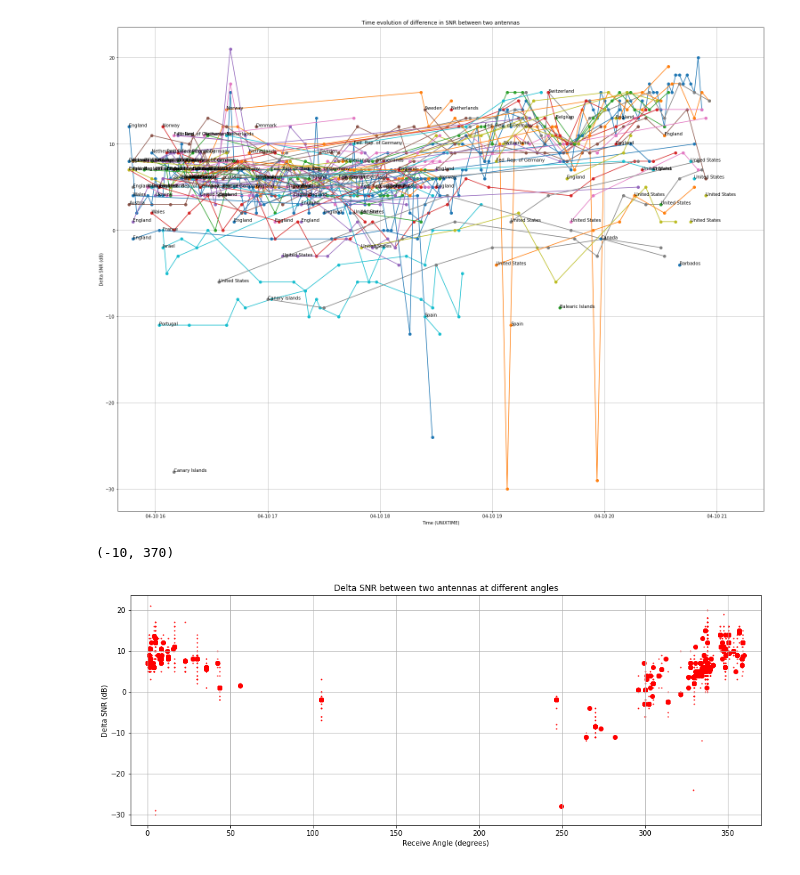
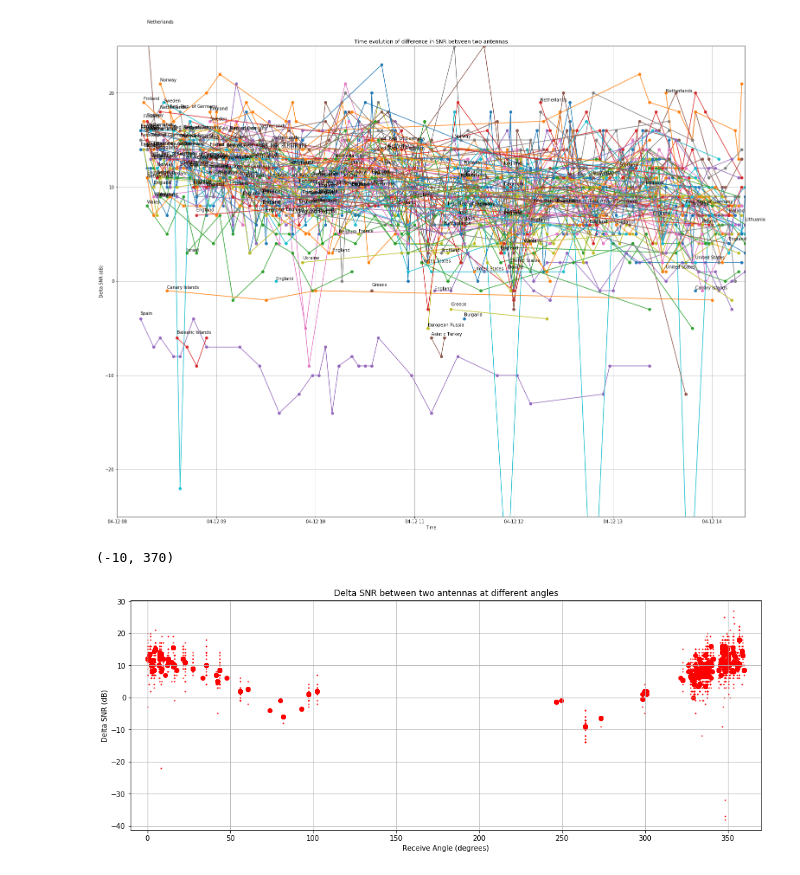
Before and after one commit to iu3qez/APET, a Jupyter notebook: WSPR_Antenna_Pattern.ipynb, the cells around one changed output. Drawn from its saved outputs; the diff is of its cells as text; code cells hidden in the pictures.

```diff
--- a/WSPR_Antenna_Pattern.ipynb
+++ b/WSPR_Antenna_Pattern.ipynb
@@ -39,7 +49,7 @@ rx_offset = 3   # rx sensitivity difference (db)
 
 band = 20 # 20 meters band or whatever
 spot_number = 5000 # how many spots to download matching the following callsign criteria
-reporter_list =  ["IS0KYB", "IS0KYB1"] # The first is the reference antenna (omnidirectional if possible: small magnetic loop or vertical dipole)
+reporter_list =  ["IS0KYB2", "IS0KYB1"] # The first is the reference antenna (omnidirectional if possible: small magnetic loop or vertical dipole)
 reporter_loc = "JM49jn" # Locator of RX antennas
 
 rep_lat, rep_lon = loc2coords(reporter_loc) # get QTH coords
@@ -54,13 +64,11 @@ print ("Today Sunrise: %s" % today_sr)
 print ("Today Sunset: %s" % today_ss)
 print ("*"*50)
 
-timestamp_start = get_unixtime("2019-04-10 15:40") # Filter spots earlier than this (UTC!)
-timestamp_stop = get_unixtime("2019-04-10 21:25") # Filter any spot later than this
+timestamp_start = get_unixtime("2019-04-12 08:00") # Filter spots earlier than this (UTC!)
+timestamp_stop = get_unixtime("2019-04-12 14:20") # Filter any spot later than this
 
-use_symmetry = False # use this flag to enrich data from one angle also for angle+180 STILL BUGGY DO NOT USE! Leave it to False
-
-antenna_rotation_time = get_unixtime("2019-04-10 15:40") # ignore this, experimental feature
-angle_offset = -90.
+#antenna_rotation_time = get_unixtime("2019-04-10 15:40") # ignore this, experimental feature
+#angle_offset = -90.
 
 # download and parse data from WSPR db
 contents = []
@@ -95,30 +109,34 @@ common_ts_bycall = data_by_callsign_common(data_bycallsign_dict, reporter_list)
 
 deltasnr_dict = get_deltasnr_bycall(callsign_sorted_byspots, data_bycallsign_dict, timestamp_start, timestamp_stop, antenna_rotation_time, reporter_list, common_ts_bycall, rx_offset, topn=-1, plot_flag=True, country=True)
 # %% [output]
-[figure, old version]
+[figure, new version]
 # %%
 # Scatter plot of the difference in dB between the two antennas
 
 plt.figure(figsize=(16,6))
 for call in deltasnr_dict:
     deltasnr_list = deltasnr_dict[call]
-    az_list1 = [haversine(*loc2coords(reporter_loc), *coord_dict[call] )[1] for el in deltasnr_list[0] if el >= antenna_rotation_time]
-    az_list2 = [(haversine(*loc2coords(reporter_loc), *coord_dict[call] )[1] + angle_offset) for el in deltasnr_list[0] if el < antenna_rotation_time]
-    deltasnr_list1 = [deltasnr_list[1][i] for i, el in enumerate(deltasnr_list[0]) if el >= antenna_rotation_time]
-    deltasnr_list2 = [deltasnr_list[1][i] for i, el in enumerate(deltasnr_list[0]) if el < antenna_rotation_time]
+
+    az_list1 = [haversine(*loc2coords(reporter_loc), *coord_dict[call] )[1] for el in deltasnr_list[0]]
+    deltasnr_list1 = [deltasnr_list[1][i] for i, el in enumerate(deltasnr_list[0])]
+
+    #az_list1 = [haversine(*loc2coords(reporter_loc), *coord_dict[call] )[1] for el in deltasnr_list[0] if el >= antenna_rotation_time]
+    #az_list2 = [(haversine(*loc2coords(reporter_loc), *coord_dict[call] )[1] + angle_offset) for el in deltasnr_list[0] if el < antenna_rotation_time]
+    #deltasnr_list1 = [deltasnr_list[1][i] for i, el in enumerate(deltasnr_list[0]) if el >= antenna_rotation_time]
+    #deltasnr_list2 = [deltasnr_list[1][i] for i, el in enumerate(deltasnr_list[0]) if el < antenna_rotation_time]
 
     plt.scatter(az_list1, deltasnr_list1, s=1, c="r")
     plt.scatter(az_list1, [np.median(deltasnr_list1) for _ in az_list1], c="r") #, yerr=[0.0*np.var(deltasnr_list1)  for _ in az_list1], fmt='o')
-    plt.scatter(az_list2, deltasnr_list2, s=1, c="b")
-    plt.scatter(az_list2, [np.median(deltasnr_list2) for _ in az_list2], c="b") #, yerr=[0.0*np.var(deltasnr_list2)  for _ in az_list2], fmt='o')
+    #plt.scatter(az_list2, deltasnr_list2, s=1, c="b")
+    #plt.scatter(az_list2, [np.median(deltasnr_list2) for _ in az_list2], c="b") #, yerr=[0.0*np.var(deltasnr_list2)  for _ in az_list2], fmt='o')
 plt.grid()
 plt.title("Delta SNR between two antennas at different angles")
 plt.xlabel("Receive Angle (degrees)")
 plt.ylabel("Delta SNR (dB)")
 plt.xlim(-10,370)
 # %% [output]
 (-10, 370)
-[figure, old version]
+[figure, new version]
 # %%
 # Polar scatter plot of the difference in dB between the two antennas
 
```
Also changed, not shown: parts of 6 cells of this notebook, 2 other files.
